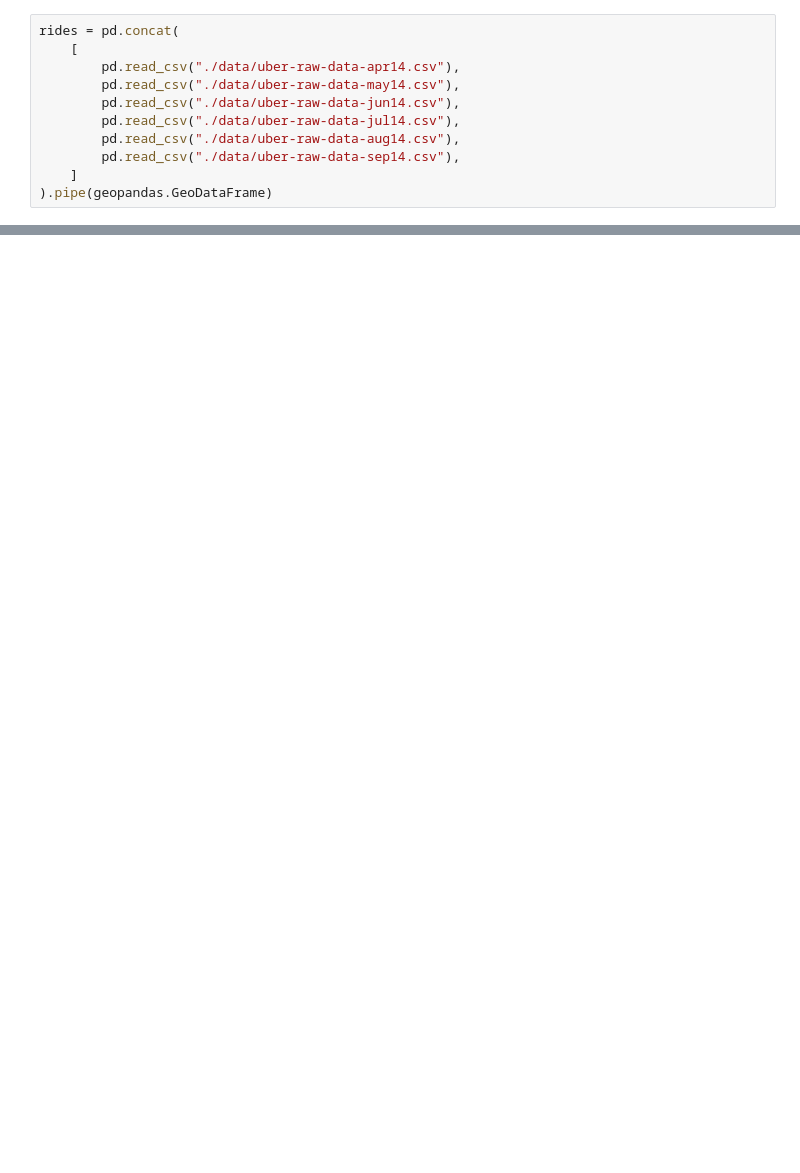
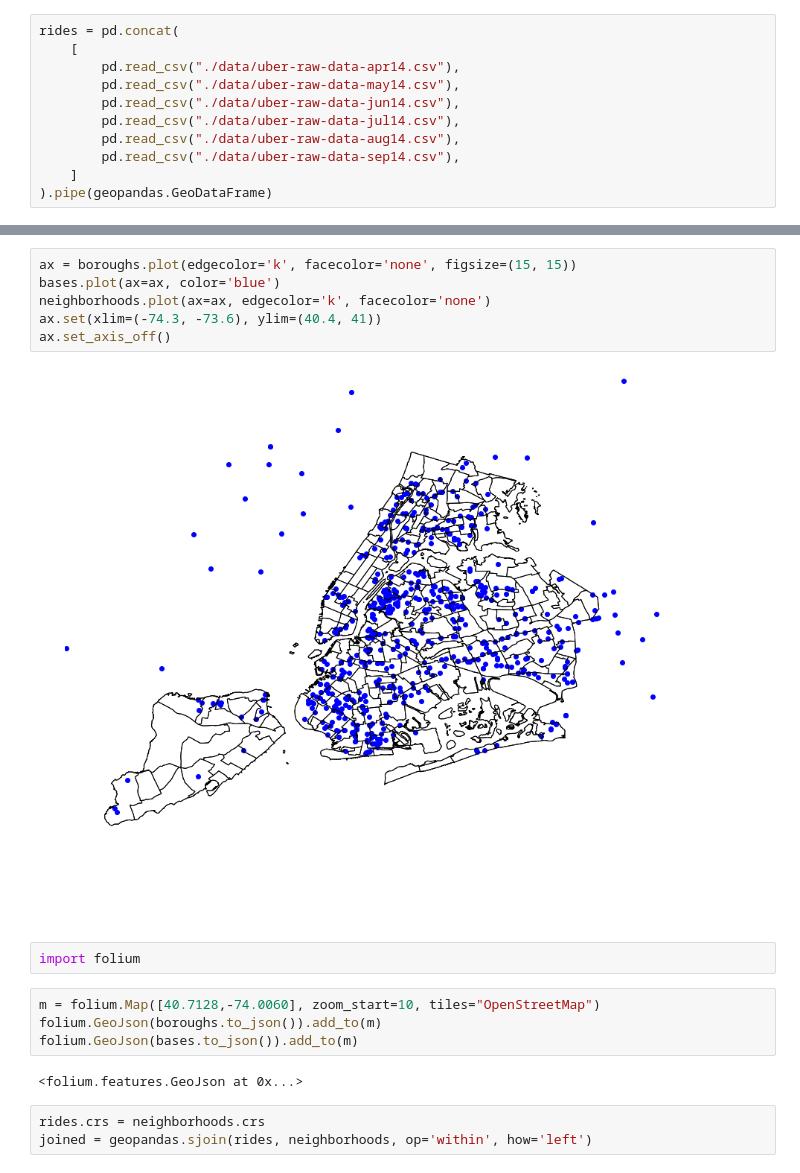
Before and after one commit to loujar/uber-tlc-analysis, a Jupyter notebook: uber_tlc_analysis.ipynb, the cells around one changed output, grey strips where cells are left out. Saved outputs shown, nothing was run; the diff lists cells and outputs as text; blank space fills up the shorter version.

```diff
--- a/uber_tlc_analysis.ipynb
+++ b/uber_tlc_analysis.ipynb
@@ -398,0 +80,19 @@ scores
+# %%
+ax = boroughs.plot(edgecolor='k', facecolor='none', figsize=(15, 15))
+bases.plot(ax=ax, color='blue')
+neighborhoods.plot(ax=ax, edgecolor='k', facecolor='none')
+ax.set(xlim=(-74.3, -73.6), ylim=(40.4, 41))
+ax.set_axis_off()
+# %% [output]
+[figure, added]
+# %%
+import folium
+# %%
+m = folium.Map([40.7128,-74.0060], zoom_start=10, tiles="OpenStreetMap")
+folium.GeoJson(boroughs.to_json()).add_to(m)
+folium.GeoJson(bases.to_json()).add_to(m)
+# %% [output]
+<folium.features.GeoJson at 0x...>
+# %%
+rides.crs = neighborhoods.crs
+joined = geopandas.sjoin(rides, neighborhoods, op='within', how='left')
```
Also changed, not shown: parts of 67 cells of this notebook.
